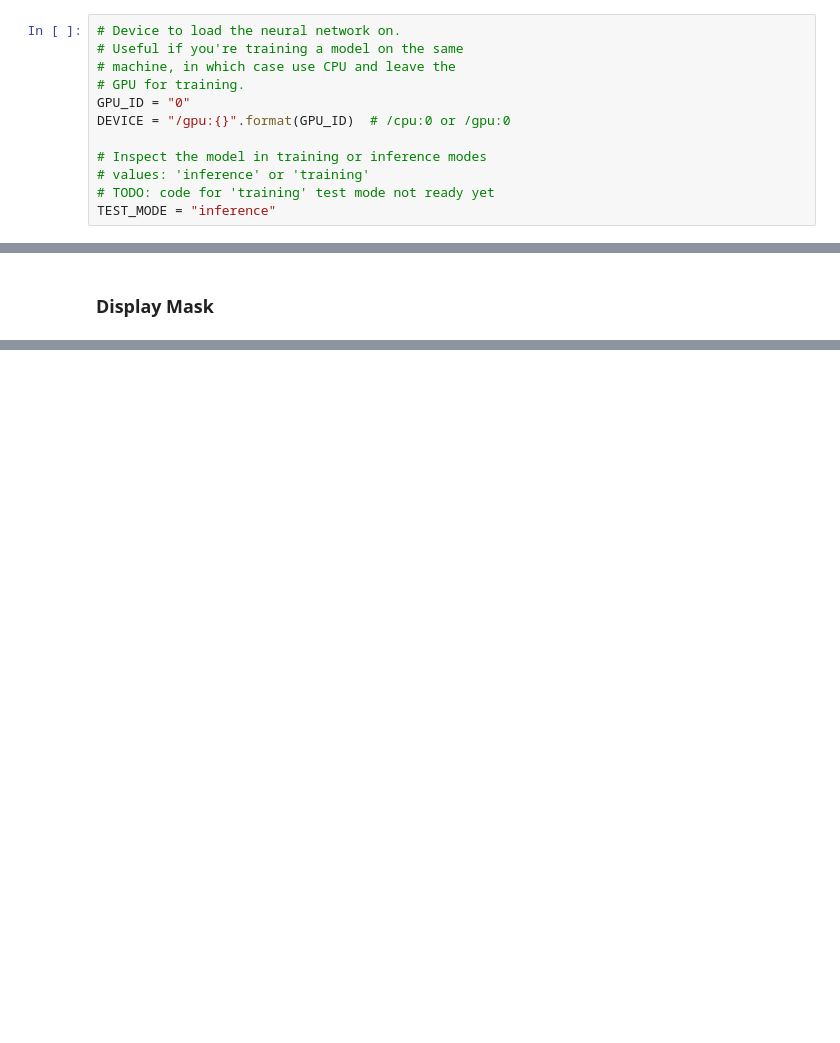
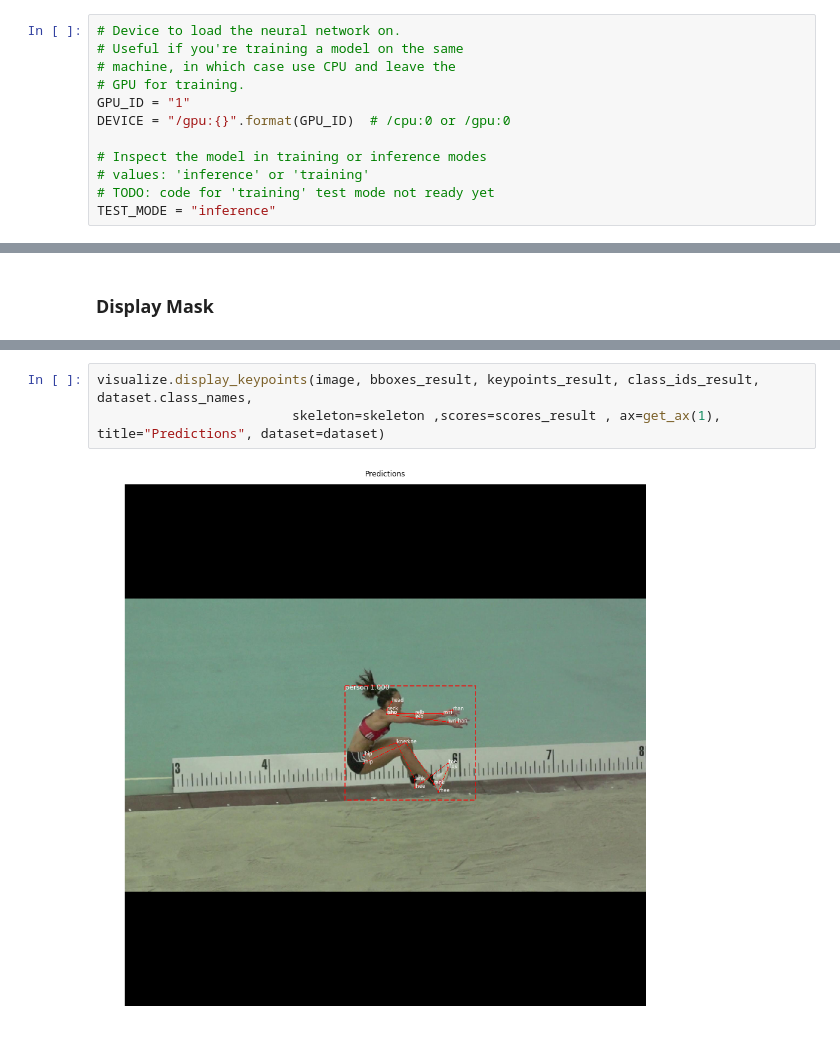
Before and after one commit to russoale/MaskRCNN, a Jupyter notebook: samples/jump/inspect_model.ipynb, the cells around one changed output, grey strips where cells are left out. Saved outputs shown, nothing was run; the diff lists cells and outputs as text; blank space fills up the shorter version.

```diff
--- a/samples/jump/inspect_model.ipynb
+++ b/samples/jump/inspect_model.ipynb
@@ -74,7 +41,7 @@ WEIGHT_DECAY                   0.0001
 # Useful if you're training a model on the same
 # machine, in which case use CPU and leave the
 # GPU for training.
-GPU_ID = "0"
+GPU_ID = "1"
 DEVICE = "/gpu:{}".format(GPU_ID)  # /cpu:0 or /gpu:0
 
 # Inspect the model in training or inference modes
@@ -228,3 +245,8 @@ Mask detected:  False
+# %%
+visualize.display_keypoints(image, bboxes_result, keypoints_result, class_ids_result, dataset.class_names,
+                         skeleton=skeleton ,scores=scores_result , ax=get_ax(1), title="Predictions", dataset=dataset)
+# %% [output]
+[figure, added]
 # %%
 visualize.display_instances(image, bboxes_result, mask_result, class_ids_result,
                                      dataset.class_names, ax=get_ax(1), title="Predictions")
```
Also changed, not shown: parts of 12 cells of this notebook, 5 other files.
